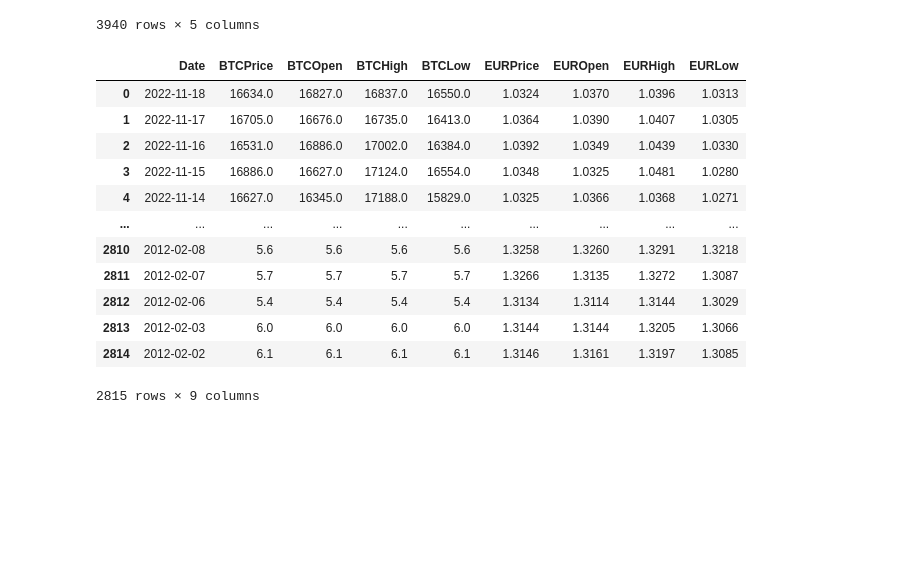
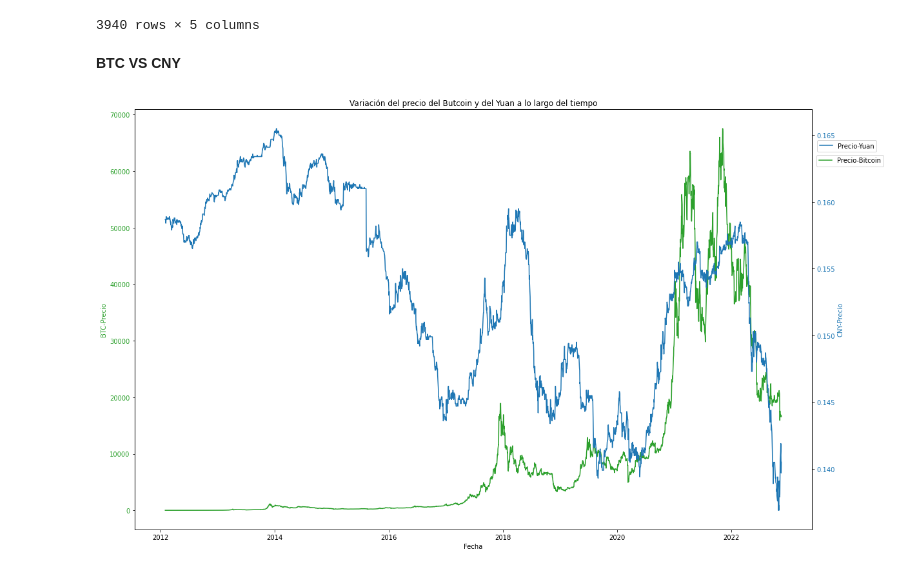
Before and after one commit to k-i-r-b-y/Proyecto-IMT2200-Crypto_world_fluctuation, a Jupyter notebook: Proyecto_crypto.ipynb, the cells around one changed output. Saved outputs shown, nothing was run; the diff lists cells and outputs as text; code cells hidden in the pictures; blank space fills up the shorter version.

```diff
--- a/Proyecto_crypto.ipynb
+++ b/Proyecto_crypto.ipynb
@@ -82,20 +84,30 @@ btc
 | 3938 | 2012-02-03 | 6.0 | 6.0 | 6.0 | 6.0 |
 | 3939 | 2012-02-02 | 6.1 | 6.1 | 6.1 | 6.1 |
 3940 rows × 5 columns
-# %%
-btc_eur = btc.merge(eur, on="Date", how="inner")
-btc_eur
-# %% [output]
-|  | Date | BTCPrice | BTCOpen | BTCHigh | BTCLow | EURPrice | EUROpen | EURHigh | EURLow |
-| 0 | 2022-11-18 | 16634.0 | 16827.0 | 16837.0 | 16550.0 | 1.0324 | 1.0370 | 1.0396 | 1.0313 |
-| 1 | 2022-11-17 | 16705.0 | 16676.0 | 16735.0 | 16413.0 | 1.0364 | 1.0390 | 1.0407 | 1.0305 |
-| 2 | 2022-11-16 | 16531.0 | 16886.0 | 17002.0 | 16384.0 | 1.0392 | 1.0349 | 1.0439 | 1.0330 |
-| 3 | 2022-11-15 | 16886.0 | 16627.0 | 17124.0 | 16554.0 | 1.0348 | 1.0325 | 1.0481 | 1.0280 |
-| 4 | 2022-11-14 | 16627.0 | 16345.0 | 17188.0 | 15829.0 | 1.0325 | 1.0366 | 1.0368 | 1.0271 |
-| ... | ... | ... | ... | ... | ... | ... | ... | ... | ... |
-| 2810 | 2012-02-08 | 5.6 | 5.6 | 5.6 | 5.6 | 1.3258 | 1.3260 | 1.3291 | 1.3218 |
-| 2811 | 2012-02-07 | 5.7 | 5.7 | 5.7 | 5.7 | 1.3266 | 1.3135 | 1.3272 | 1.3087 |
-| 2812 | 2012-02-06 | 5.4 | 5.4 | 5.4 | 5.4 | 1.3134 | 1.3114 | 1.3144 | 1.3029 |
-| 2813 | 2012-02-03 | 6.0 | 6.0 | 6.0 | 6.0 | 1.3144 | 1.3144 | 1.3205 | 1.3066 |
-| 2814 | 2012-02-02 | 6.1 | 6.1 | 6.1 | 6.1 | 1.3146 | 1.3161 | 1.3197 | 1.3085 |
-2815 rows × 9 columns
+# %% [markdown]
+**BTC VS CNY**
+# %%
+btc_cny = btc.merge(cny, on="Date", how="inner")
+
+fig, ax1 = plt.subplots(figsize=(17, 10))
+color = 'tab:green'
+ax1.set_xlabel('Fecha')
+ax1.set_ylabel('BTC-Precio', color=color)
+ax1.plot(btc_cny["Date"], btc_cny["BTCPrice"], color=color, label="Precio-Bitcoin")
+ax1.tick_params(axis='y', labelcolor=color)
+ax1.legend()
+ax1.legend(bbox_to_anchor=(1.11, 0.9))
+
+
+ax2 = ax1.twinx()
+color = 'tab:blue'
+ax2.set_ylabel('CNY-Precio', color=color)
+ax2.plot(btc_cny["Date"], btc_cny["CNYPrice"], color=color, label="Precio-Yuan")
+ax2.tick_params(axis='y', labelcolor=color)
+ax2.legend()
+ax2.legend(bbox_to_anchor=(1.1, 0.935), loc=0)
+ax1.set_title("Variación del precio del Butcoin y del Yuan a lo largo del tiempo")
+fig.tight_layout()
+plt.show()
+# %% [output]
+[figure, added]
```
Also changed, not shown: parts of 7 cells of this notebook.
